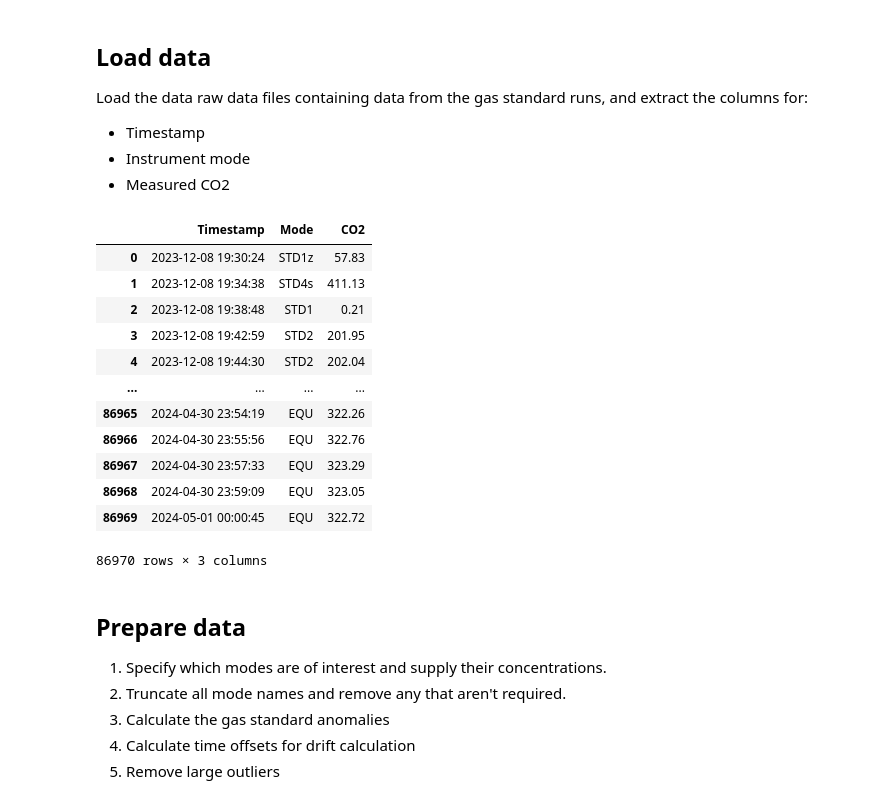
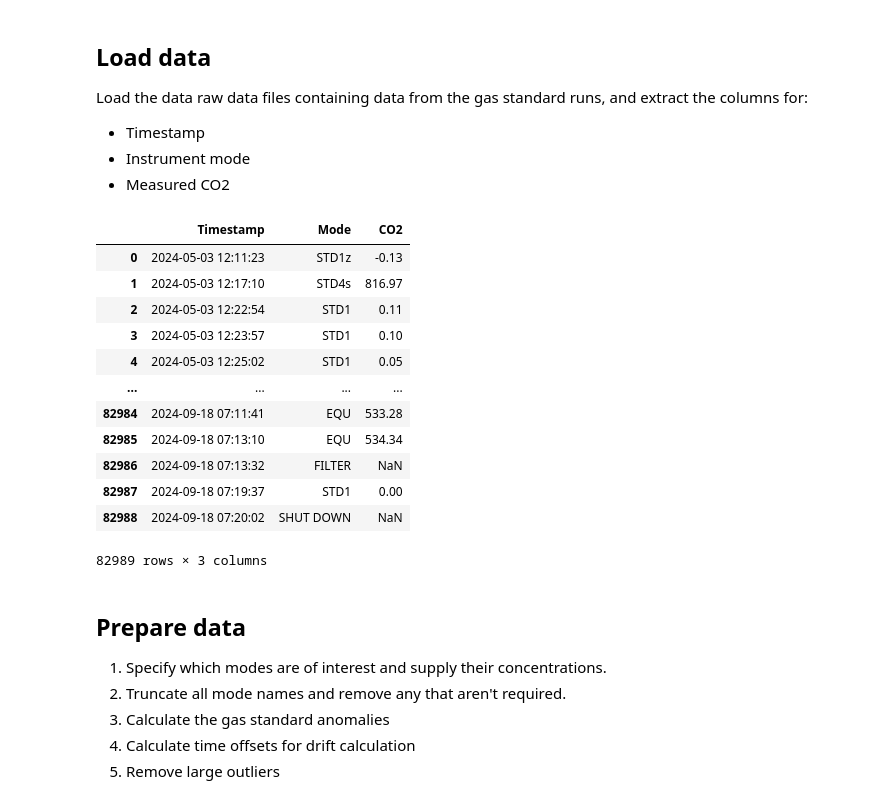
Before and after one commit to squaregoldfish/PLOTS_QUINCE, a Jupyter notebook: Gas Standards Plots.ipynb, the cells around one changed output. Cells and saved outputs as stored; diff of their text form; code cells hidden in the pictures.

```diff
--- a/Gas Standards Plots.ipynb
+++ b/Gas Standards Plots.ipynb
@@ -64,47 +64,49 @@ Load the data raw data files containing data from the gas standard runs, and ext
 # %%
 # Setup info for each raw file
 separator = '\t'
 header_lines = 0
 
 # Instrument mode column info
 mode_column = 'Type'
 co2_column = 'CO2 um/m'
 
 
 # Make data frame of timestamp, mode, co2
 # Build from each file 1 at a time
 df = None
 in_dir = f'input/{station_name}/{dataset}/raw/'
 
 for file in sorted(os.listdir(in_dir)):
-    file_df = pd.read_csv(os.path.join(in_dir, file), sep=separator, skiprows=header_lines, on_bad_lines='skip')
+    if file.endswith('dat.txt'):
+        #print(file)
+        file_df = pd.read_csv(os.path.join(in_dir, file), sep=separator, skiprows=header_lines, on_bad_lines='skip')
 
-    # MAKE THE TIMESTAMP COLUMN
-    file_df = file_df.astype({'PC Date': 'string', 'PC Time': 'string'})
-    file_df['NOTEBOOK_TIMESTAMP'] = pd.to_datetime(file_df['PC Date'] + ' ' + file_df['PC Time'], format='%d/%m/%y %H:%M:%S')
+        # MAKE THE TIMESTAMP COLUMN
+        file_df = file_df.astype({'PC Date': 'string', 'PC Time': 'string'})
+        file_df['NOTEBOOK_TIMESTAMP'] = pd.to_datetime(file_df['PC Date'] + ' ' + file_df['PC Time'], format='%d/%m/%y %H:%M:%S')
 
-    # Select the columns we want into their own DataFrame and append it to the main df
-    selection = file_df[['NOTEBOOK_TIMESTAMP', mode_column, co2_column]]
-    selection.columns = ['Timestamp', 'Mode', 'CO2']
+        # Select the columns we want into their own DataFrame and append it to the main df
+        selection = file_df[['NOTEBOOK_TIMESTAMP', mode_column, co2_column]]
+        selection.columns = ['Timestamp', 'Mode', 'CO2']
 
-    df = selection if df is None else df._append(selection, ignore_index=True)
+        df = selection if df is None else df._append(selection, ignore_index=True)
 
 df = df.astype({'Mode': 'string', 'CO2': 'float64'})
 df
 # %% [output]
 |  | Timestamp | Mode | CO2 |
-| 0 | 2023-12-08 19:30:24 | STD1z | 57.83 |
-| 1 | 2023-12-08 19:34:38 | STD4s | 411.13 |
-| 2 | 2023-12-08 19:38:48 | STD1 | 0.21 |
-| 3 | 2023-12-08 19:42:59 | STD2 | 201.95 |
-| 4 | 2023-12-08 19:44:30 | STD2 | 202.04 |
+| 0 | 2024-05-03 12:11:23 | STD1z | -0.13 |
+| 1 | 2024-05-03 12:17:10 | STD4s | 816.97 |
+| 2 | 2024-05-03 12:22:54 | STD1 | 0.11 |
+| 3 | 2024-05-03 12:23:57 | STD1 | 0.10 |
+| 4 | 2024-05-03 12:25:02 | STD1 | 0.05 |
 | ... | ... | ... | ... |
-| 86965 | 2024-04-30 23:54:19 | EQU | 322.26 |
-| 86966 | 2024-04-30 23:55:56 | EQU | 322.76 |
-| 86967 | 2024-04-30 23:57:33 | EQU | 323.29 |
-| 86968 | 2024-04-30 23:59:09 | EQU | 323.05 |
-| 86969 | 2024-05-01 00:00:45 | EQU | 322.72 |
+| 82984 | 2024-09-18 07:11:41 | EQU | 533.28 |
+| 82985 | 2024-09-18 07:13:10 | EQU | 534.34 |
+| 82986 | 2024-09-18 07:13:32 | FILTER | NaN |
+| 82987 | 2024-09-18 07:19:37 | STD1 | 0.00 |
+| 82988 | 2024-09-18 07:20:02 | SHUT DOWN | NaN |
-86970 rows × 3 columns
+82989 rows × 3 columns
 # %% [markdown]
 ## Prepare data
 
```
Also changed, not shown: parts of 6 cells of this notebook.
